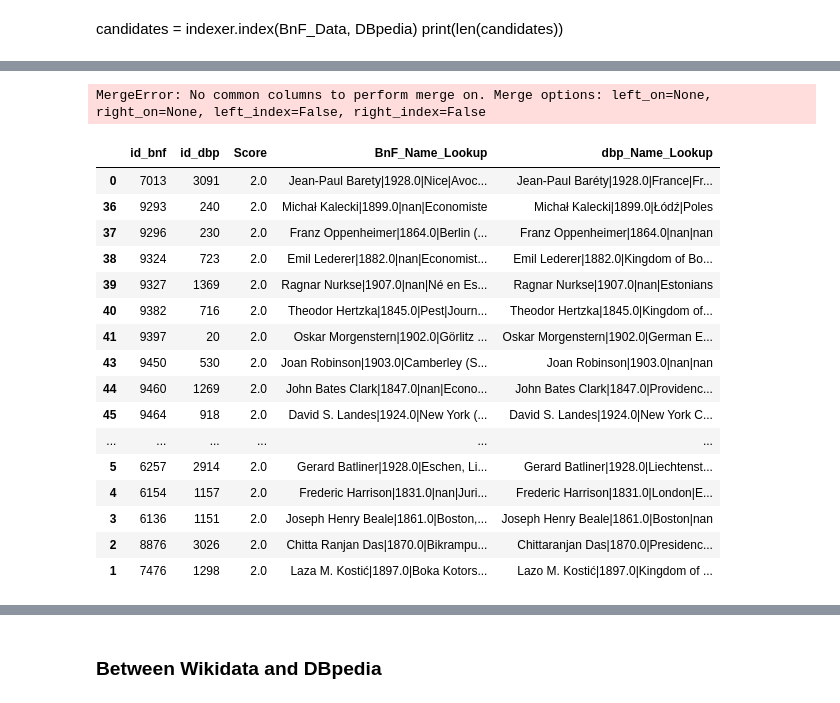
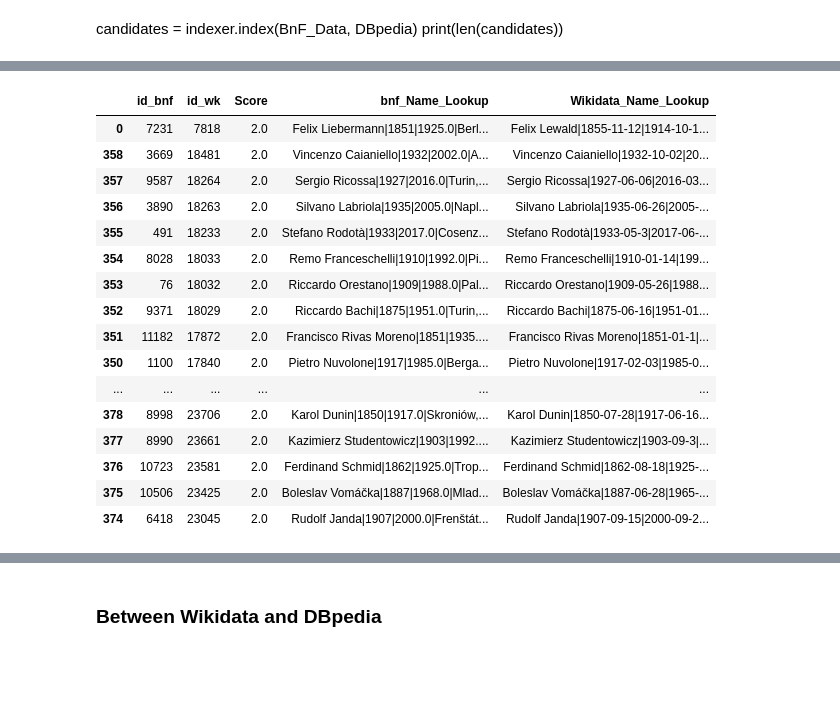
Before and after one commit to Semantic-Data-for-Humanities/Economists_Jurists, a Jupyter notebook: Notebooks/Issues/Merge_DBpedia_BnF_Data_Wikidata.ipynb, the cells around one changed output, grey strips where cells are left out. Drawn from its saved outputs; the diff is of its cells as text; code cells hidden in the pictures; blank space fills up the shorter version.

```diff
--- a/Notebooks/Issues/Merge_DBpedia_BnF_Data_Wikidata.ipynb
+++ b/Notebooks/Issues/Merge_DBpedia_BnF_Data_Wikidata.ipynb
@@ -1417,4 +1428,0 @@ features
-# %%
-potential_matches = features[features.sum(axis=1) > 1].reset_index()
-potential_matches['Score'] = potential_matches.loc[:, 'name_bnf_wk':'year_bnf_wk'].sum(axis=1)
-potential_matches
@@ -1457,32 +1429,13 @@ Name: 529, dtype: object
-# %%
-Wikidata['name_wk']=Wikidata['name_wk'].astype(str)
-BnF_Data['name_bnf']=BnF_Data['name_bnf'].astype(str)
-
-Wikidata['viaf_wk']=Wikidata['viaf_wk'].astype(str)
-BnF_Data['viaf_bnf']=BnF_Data['viaf_bnf'].astype(str)
-
-Wikidata['uri_wk']=Wikidata['uri_wk'].astype(str)
-BnF_Data['uri_bnf']=BnF_Data['uri_bnf'].astype(str)
-
-BnF_Data['placeOfBirth_bnf']=BnF_Data['placeOfBirth_bnf'].astype(str)
-
-Wikidata['year_wk']=Wikidata['year_wk'].astype(str)
-Wikidata['yearDeath_wk']=Wikidata['yearDeath_wk'].astype(str)
-
-BnF_Data['year_bnf']=BnF_Data['year_bnf'].astype(str)
-
-Wikidata['nationality_wk']=Wikidata['nationality_wk'].astype(str)
-BnF_Data['bio_bnf']=BnF_Data['bio_bnf'].astype(str)
 # %%
-Wikidata['wk_Name_Lookup'] = Wikidata[[
-   'name_wk', 'year_wk' ,'yearDeath_wk'
+Wikidata['Wikidata_Name_Lookup'] = Wikidata[[
+   'name_wk', 'dateBirth_wk','dateDeath_wk','placeOfBirth_wk' ,'placeOfDeath_wk'
 ]].apply(lambda x: '|'.join(x), axis=1)
 
 BnF_Data['bnf_Name_Lookup'] = BnF_Data[[
-   'name_bnf', 'year_bnf', 'placeOfBirth_bnf', 'bio_bnf'
+   'name_bnf','dateBirth_bnf','dateDeath_bnf','placeOfBirth_bnf','placeOfDeath_bnf','bio_bnf'
 ]].apply(lambda x: '|'.join(x), axis=1)
 
-Wikidata_lookup = Wikidata[['wk_Name_Lookup']].reset_index()
+Wikidata_lookup = Wikidata[['Wikidata_Name_Lookup']].reset_index()
 BnF_Data_lookup = BnF_Data[['bnf_Name_Lookup']].reset_index()
 # %%
 Wikidata_lookup
@@ -1507,27 +1458,25 @@ MergeError: No common columns to perform merge on. Merge options: left_on=None,
 # %%
-final_merge = BnF_merge.merge(DBpedia_lookup, how='left')
+final_merge = Wikidata_merge.merge(BnF_Data_lookup, how='left')
-# %% [output]
-MergeError: No common columns to perform merge on. Merge options: left_on=None, right_on=None, left_index=False, right_index=False
 # %%
-cols = ['id_bnf', 'id_dbp', 'Score',
-        'BnF_Name_Lookup', 'dbp_Name_Lookup']
+cols = ['id_bnf', 'id_wk', 'Score',
+        'bnf_Name_Lookup', 'Wikidata_Name_Lookup']
 final=final_merge[cols].sort_values(by=[ 'Score'], ascending=True)
 final[:50]
 # %% [output]
-|  | id_bnf | id_dbp | Score | BnF_Name_Lookup | dbp_Name_Lookup |
-| 0 | 7013 | 3091 | 2.0 | Jean-Paul Barety|1928.0|Nice|Avoc... | Jean-Paul Baréty|1928.0|France|Fr... |
-| 36 | 9293 | 240 | 2.0 | Michał Kalecki|1899.0|nan|Economiste | Michał Kalecki|1899.0|Łódź|Poles |
-| 37 | 9296 | 230 | 2.0 | Franz Oppenheimer|1864.0|Berlin (... | Franz Oppenheimer|1864.0|nan|nan |
-| 38 | 9324 | 723 | 2.0 | Emil Lederer|1882.0|nan|Economist... | Emil Lederer|1882.0|Kingdom of Bo... |
-| 39 | 9327 | 1369 | 2.0 | Ragnar Nurkse|1907.0|nan|Né en Es... | Ragnar Nurkse|1907.0|nan|Estonians |
-| 40 | 9382 | 716 | 2.0 | Theodor Hertzka|1845.0|Pest|Journ... | Theodor Hertzka|1845.0|Kingdom of... |
-| 41 | 9397 | 20 | 2.0 | Oskar Morgenstern|1902.0|Görlitz ... | Oskar Morgenstern|1902.0|German E... |
-| 43 | 9450 | 530 | 2.0 | Joan Robinson|1903.0|Camberley (S... | Joan Robinson|1903.0|nan|nan |
-| 44 | 9460 | 1269 | 2.0 | John Bates Clark|1847.0|nan|Econo... | John Bates Clark|1847.0|Providenc... |
-| 45 | 9464 | 918 | 2.0 | David S. Landes|1924.0|New York (... | David S. Landes|1924.0|New York C... |
+|  | id_bnf | id_wk | Score | bnf_Name_Lookup | Wikidata_Name_Lookup |
+| 0 | 7231 | 7818 | 2.0 | Felix Liebermann|1851|1925.0|Berl... | Felix Lewald|1855-11-12|1914-10-1... |
+| 358 | 3669 | 18481 | 2.0 | Vincenzo Caianiello|1932|2002.0|A... | Vincenzo Caianiello|1932-10-02|20... |
+| 357 | 9587 | 18264 | 2.0 | Sergio Ricossa|1927|2016.0|Turin,... | Sergio Ricossa|1927-06-06|2016-03... |
+| 356 | 3890 | 18263 | 2.0 | Silvano Labriola|1935|2005.0|Napl... | Silvano Labriola|1935-06-26|2005-... |
+| 355 | 491 | 18233 | 2.0 | Stefano Rodotà|1933|2017.0|Cosenz... | Stefano Rodotà|1933-05-3|2017-06-... |
+| 354 | 8028 | 18033 | 2.0 | Remo Franceschelli|1910|1992.0|Pi... | Remo Franceschelli|1910-01-14|199... |
+| 353 | 76 | 18032 | 2.0 | Riccardo Orestano|1909|1988.0|Pal... | Riccardo Orestano|1909-05-26|1988... |
+| 352 | 9371 | 18029 | 2.0 | Riccardo Bachi|1875|1951.0|Turin,... | Riccardo Bachi|1875-06-16|1951-01... |
+| 351 | 11182 | 17872 | 2.0 | Francisco Rivas Moreno|1851|1935.... | Francisco Rivas Moreno|1851-01-1|... |
+| 350 | 1100 | 17840 | 2.0 | Pietro Nuvolone|1917|1985.0|Berga... | Pietro Nuvolone|1917-02-03|1985-0... |
 | ... | ... | ... | ... | ... | ... |
-| 5 | 6257 | 2914 | 2.0 | Gerard Batliner|1928.0|Eschen, Li... | Gerard Batliner|1928.0|Liechtenst... |
-| 4 | 6154 | 1157 | 2.0 | Frederic Harrison|1831.0|nan|Juri... | Frederic Harrison|1831.0|London|E... |
-| 3 | 6136 | 1151 | 2.0 | Joseph Henry Beale|1861.0|Boston,... | Joseph Henry Beale|1861.0|Boston|nan |
-| 2 | 8876 | 3026 | 2.0 | Chitta Ranjan Das|1870.0|Bikrampu... | Chittaranjan Das|1870.0|Presidenc... |
-| 1 | 7476 | 1298 | 2.0 | Laza M. Kostić|1897.0|Boka Kotors... | Lazo M. Kostić|1897.0|Kingdom of ... |
+| 378 | 8998 | 23706 | 2.0 | Karol Dunin|1850|1917.0|Skroniów,... | Karol Dunin|1850-07-28|1917-06-16... |
+| 377 | 8990 | 23661 | 2.0 | Kazimierz Studentowicz|1903|1992.... | Kazimierz Studentowicz|1903-09-3|... |
+| 376 | 10723 | 23581 | 2.0 | Ferdinand Schmid|1862|1925.0|Trop... | Ferdinand Schmid|1862-08-18|1925-... |
+| 375 | 10506 | 23425 | 2.0 | Boleslav Vomáčka|1887|1968.0|Mlad... | Boleslav Vomáčka|1887-06-28|1965-... |
+| 374 | 6418 | 23045 | 2.0 | Rudolf Janda|1907|2000.0|Frenštát... | Rudolf Janda|1907-09-15|2000-09-2... |
```
Also changed, not shown: parts of 81 cells of this notebook.
